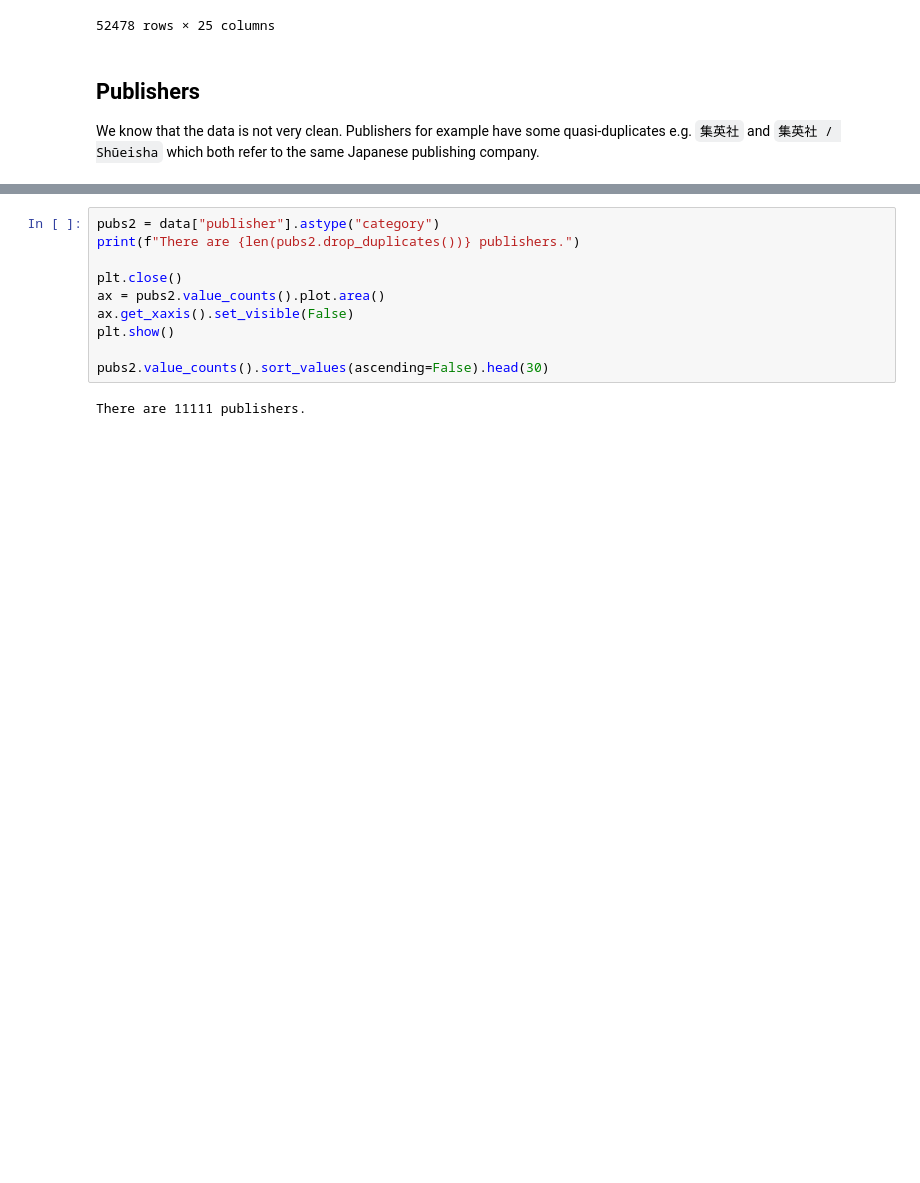
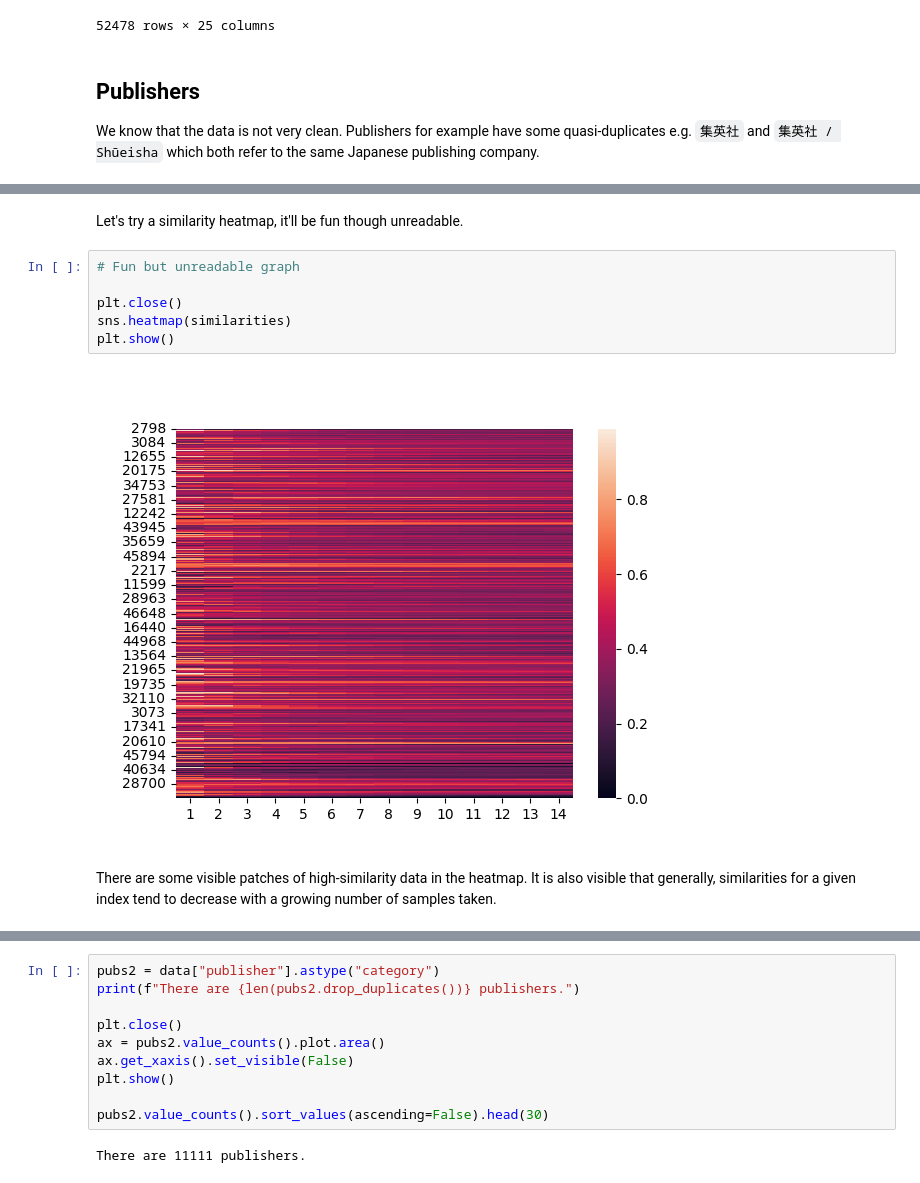
Before and after one commit to com-480-data-visualization/datavis-project-2022-team_philippe, a Jupyter notebook: stats.ipynb, the cells around one changed output, grey strips where cells are left out. Drawn from its saved outputs; the diff is of its cells as text; blank space fills up the shorter version.

```diff
--- a/stats.ipynb
+++ b/stats.ipynb
@@ -75,0 +94,12 @@ similarity
+# %% [markdown]
+Let's try a similarity heatmap, it'll be fun though unreadable.
+# %%
+# Fun but unreadable graph
+
+plt.close()
+sns.heatmap(similarities)
+plt.show()
+# %% [output]
+[figure, added]
+# %% [markdown]
+There are some visible patches of high-similarity data in the heatmap. It is also visible that generally, similarities for a given index tend to decrease with a growing number of samples taken.
```
Also changed, not shown: parts of 22 cells of this notebook.
